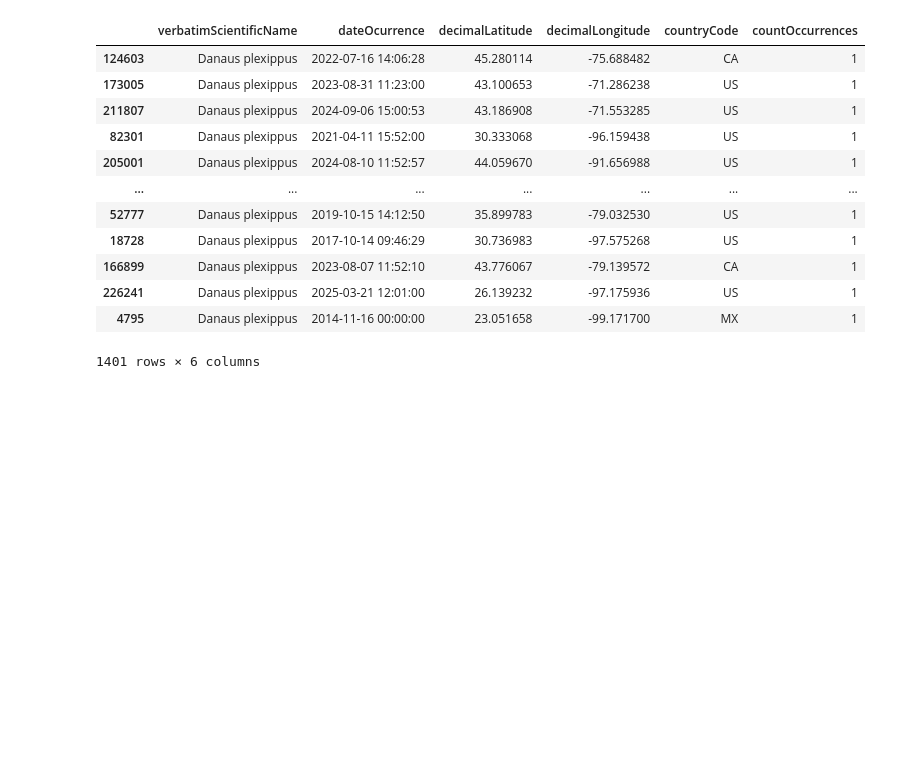
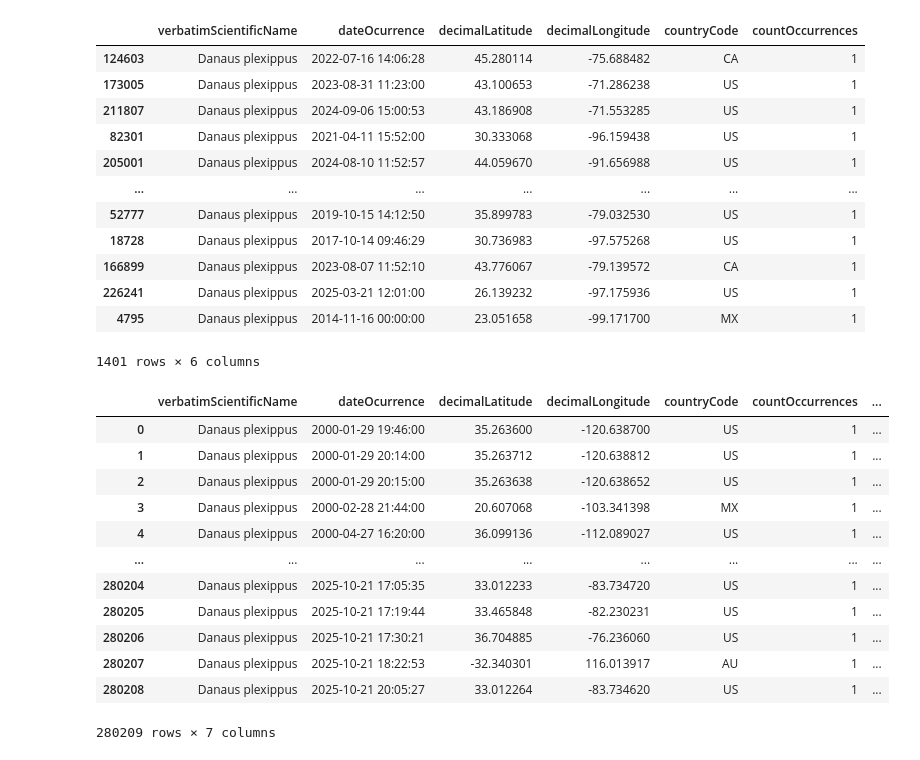
Before and after one commit to davidguzmanr/COMP-685-Fall-2025, a Jupyter notebook: notebooks/iNaturalist-Greg.ipynb, the cells around one changed output. Drawn from its saved outputs; the diff is of its cells as text; code cells hidden in the pictures; blank space fills up the shorter version.

```diff
--- a/notebooks/iNaturalist-Greg.ipynb
+++ b/notebooks/iNaturalist-Greg.ipynb
@@ -314,0 +318,16 @@ df_subset
+# %%
+df_months
+# %% [output]
+|  | verbatimScientificName | dateOcurrence | decimalLatitude | decimalLongitude | countryCode | countOccurrences | ... |
+| 0 | Danaus plexippus | 2000-01-29 19:46:00 | 35.263600 | -120.638700 | US | 1 | ... |
+| 1 | Danaus plexippus | 2000-01-29 20:14:00 | 35.263712 | -120.638812 | US | 1 | ... |
+| 2 | Danaus plexippus | 2000-01-29 20:15:00 | 35.263638 | -120.638652 | US | 1 | ... |
+| 3 | Danaus plexippus | 2000-02-28 21:44:00 | 20.607068 | -103.341398 | MX | 1 | ... |
+| 4 | Danaus plexippus | 2000-04-27 16:20:00 | 36.099136 | -112.089027 | US | 1 | ... |
+| ... | ... | ... | ... | ... | ... | ... | ... |
+| 280204 | Danaus plexippus | 2025-10-21 17:05:35 | 33.012233 | -83.734720 | US | 1 | ... |
+| 280205 | Danaus plexippus | 2025-10-21 17:19:44 | 33.465848 | -82.230231 | US | 1 | ... |
+| 280206 | Danaus plexippus | 2025-10-21 17:30:21 | 36.704885 | -76.236060 | US | 1 | ... |
+| 280207 | Danaus plexippus | 2025-10-21 18:22:53 | -32.340301 | 116.013917 | AU | 1 | ... |
+| 280208 | Danaus plexippus | 2025-10-21 20:05:27 | 33.012264 | -83.734620 | US | 1 | ... |
+280209 rows × 7 columns
```
Also changed, not shown: parts of 3 cells of this notebook.
